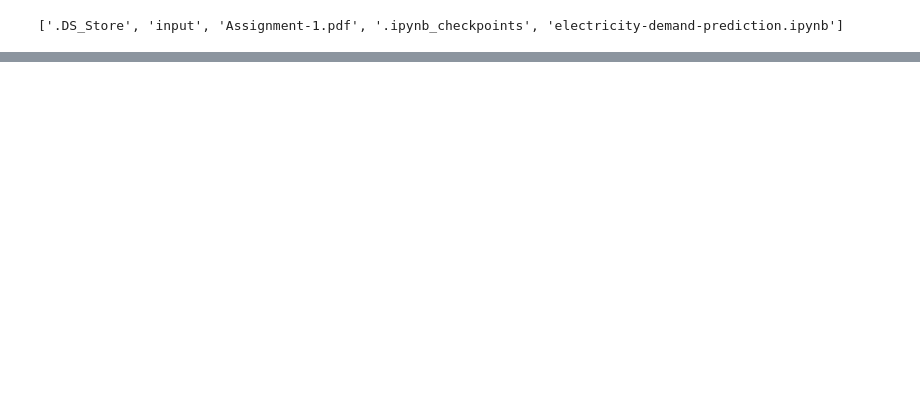
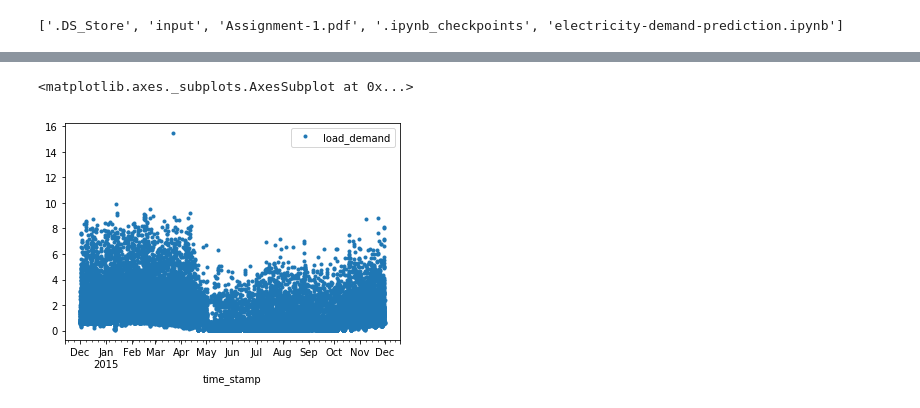
Before and after one commit to jainrish/ams559-smart-energy, a Jupyter notebook: Assignment 1/electricity-demand-prediction.ipynb, the cells around one changed output, grey strips where cells are left out. Cells and saved outputs as stored; diff of their text form; code cells hidden in the pictures; blank space fills up the shorter version.

```diff
--- a/Assignment 1/electricity-demand-prediction.ipynb
+++ b/Assignment 1/electricity-demand-prediction.ipynb
@@ -79,0 +80,6 @@ house_data.head(10)
+# %%
+
+house_data.plot('time_stamp', 'load_demand', style=".")
+# %% [output]
+<matplotlib.axes._subplots.AxesSubplot at 0x...>
+[figure, added]
```
Also changed, not shown: parts of 4 cells of this notebook.
